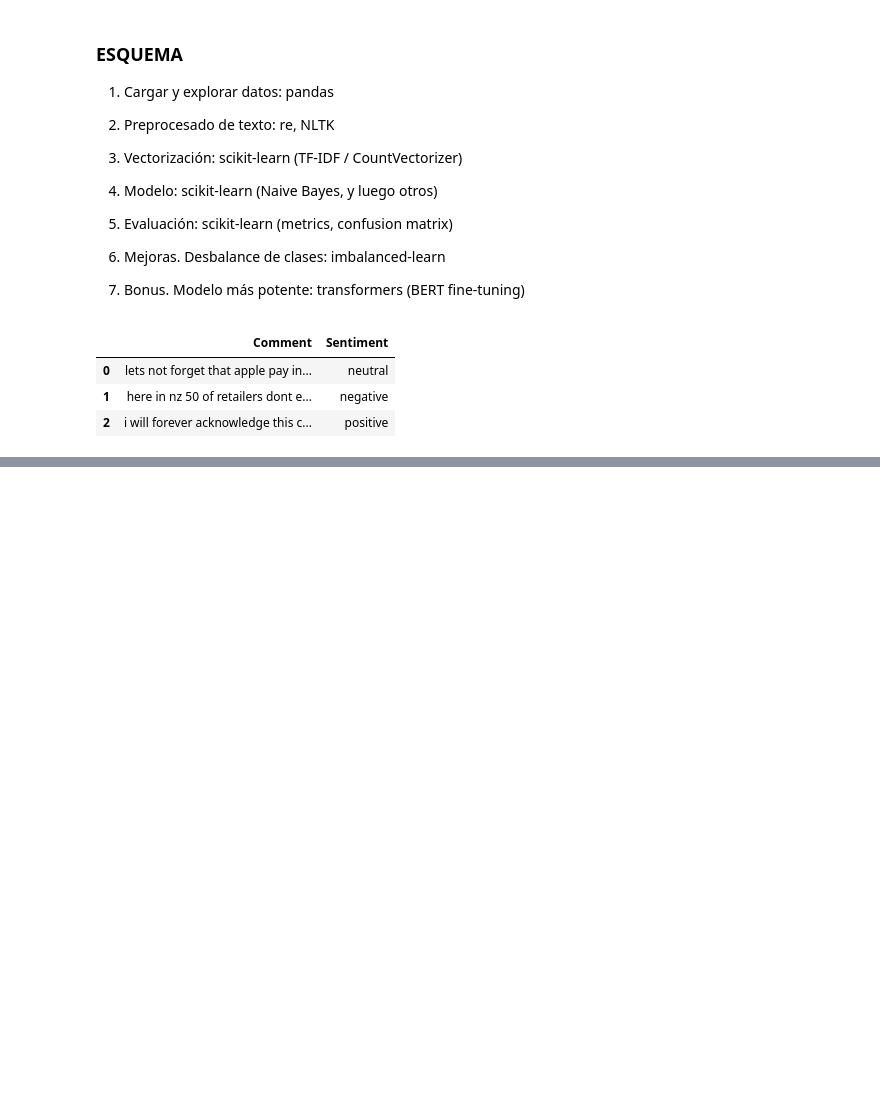
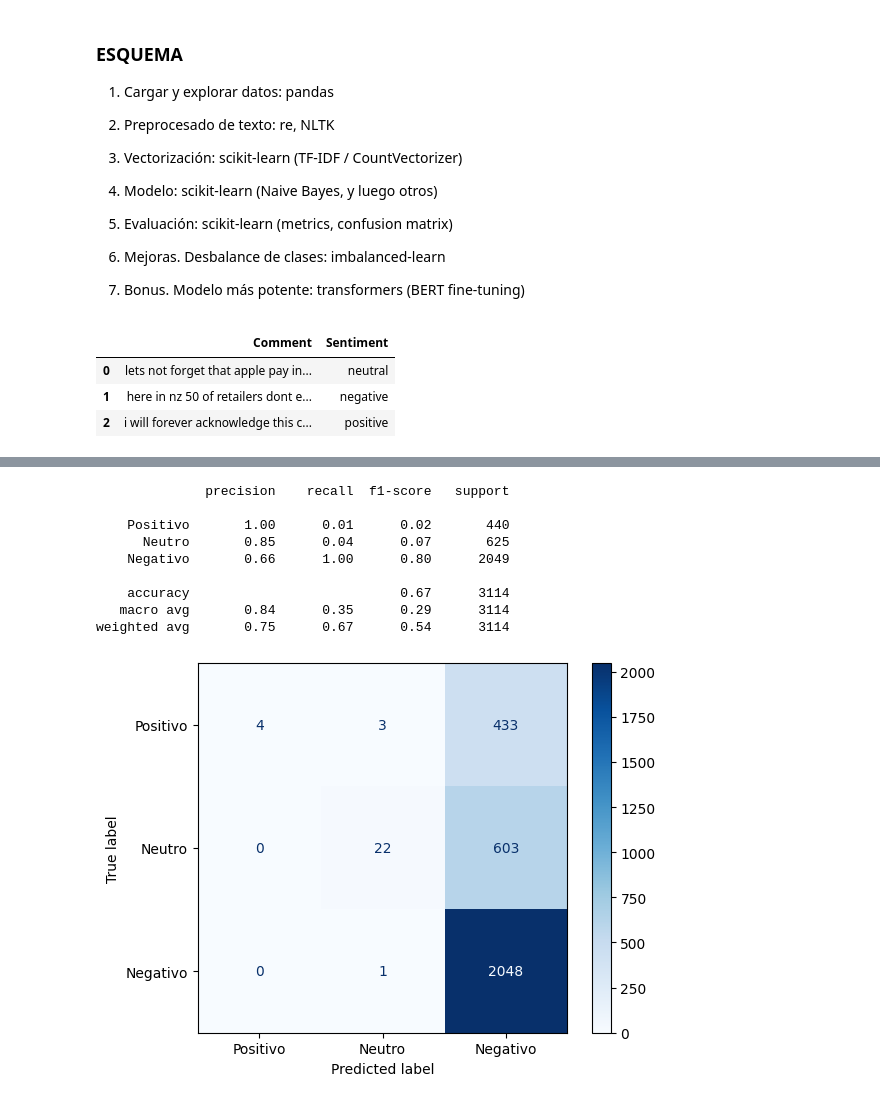
Before and after one commit to anava122002/YouTube-video-impact-classification-II, a Jupyter notebook: src/test.ipynb, the cells around one changed output, grey strips where cells are left out. Saved outputs shown, nothing was run; the diff lists cells and outputs as text; code cells hidden in the pictures; blank space fills up the shorter version.

```diff
--- a/src/test.ipynb
+++ b/src/test.ipynb
@@ -60,4 +60,11 @@ def vectorization(X_data, y_data):
 
     # usar fit con datos de entrenamiento ensucia el aprendizaje (data leakage)
 
+    print(f'Total comentarios para entrenamiento: {X_train_v.shape[0]} ({round(X_train_v.shape[0]/len(X_data), 2)*100}% del total)')
+    print(f"{round(y_train[y_train == 'positive'].shape[0]/y_train.shape[0], 2)*100}% positives\n{round(y_train[y_train == 'neutral'].shape[0]/y_train.shape[0], 2)*100}% neutros\n{round(y_train[y_train == 'negative'].shape[0]/y_train.shape[0], 2)*100}% negativos\n")
+    print(f'Total comentarios para evaluación: {X_test_v.shape[0]} ({round(X_test_v.shape[0]/len(X_data), 2)*100}% del total)')
+    print(f"{round(y_test[y_test == 'positive'].shape[0]/y_test.shape[0], 2)*100}% positives\n{round(y_test[y_test == 'neutral'].shape[0]/y_test.shape[0], 2)*100}% neutros\n{round(y_test[y_test == 'negative'].shape[0]/y_test.shape[0], 2)*100}% negativos\n")
+
     return X_train_v, X_test_v, y_train, y_test
+
+X_train, X_test, y_train, y_test = vectorization(df['Comment'], df['Sentiment'])
@@ -82,27 +99,42 @@ def train_and_evaluate(model, X_train, X_test, y_train, y_test):
     accuracy = model.score(X_test, y_test)
 
     return results, accuracy
+
+results, accuracy = train_and_evaluate(clf, X_train, X_test, y_train, y_test)
 # %%
 # =======================================================================================================
 # EVALUACIÓN
 # =======================================================================================================
 
 # classification_report — da tres métricas por cada clase:
 # Precision: de los que predije como positivos, ¿cuántos lo eran realmente?
 # Recall: de los que eran realmente positivos, ¿cuántos detecté?
 # F1-score: media armónica de las dos anteriores. Es la métrica en la que fijarse cuando hay desbalance.
 
-import matplotlib as plt
+import matplotlib.pyplot as plt
 from sklearn.metrics import classification_report, confusion_matrix, ConfusionMatrixDisplay
 
 def evaluation(y_test, y_pred, target_names = ["Positivo", "Neutro", "Negativo"]):
     report_dict = classification_report(y_test, y_pred, target_names=target_names, output_dict=True)
 
     conf_matrix = confusion_matrix(y_test, y_pred)
     disp = ConfusionMatrixDisplay(conf_matrix, display_labels=target_names)
 
     print(classification_report(y_test, y_pred, target_names=target_names))
-    disp.plot()
+    disp.plot(cmap = "Blues")
     plt.show()
 
     return report_dict
+
+report = evaluation(y_test, results)
+# %% [output]
+              precision    recall  f1-score   support
+
+    Positivo       1.00      0.01      0.02       440
+      Neutro       0.85      0.04      0.07       625
+    Negativo       0.66      1.00      0.80      2049
+
+    accuracy                           0.67      3114
+   macro avg       0.84      0.35      0.29      3114
+weighted avg       0.75      0.67      0.54      3114
+[figure, added]
```
Also changed, not shown: parts of 14 cells of this notebook, 1 other file.
